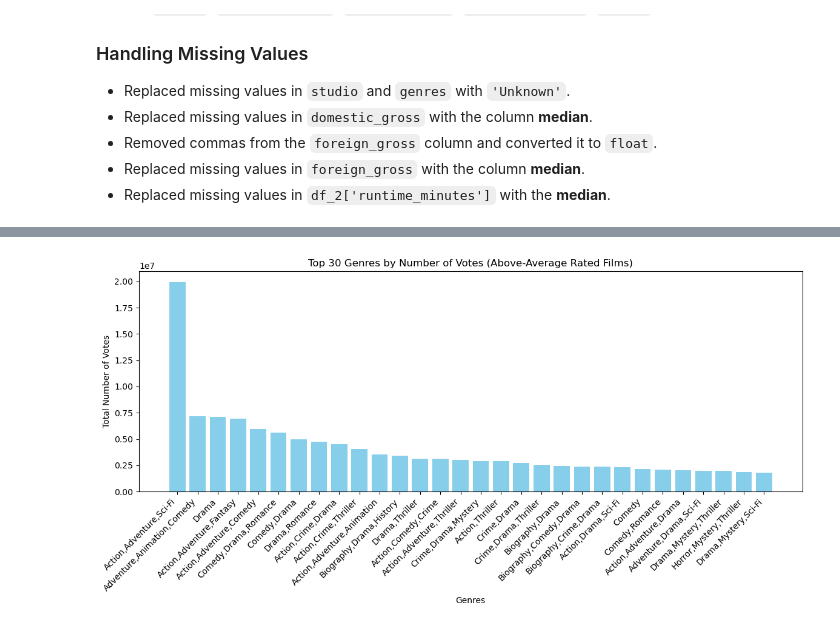
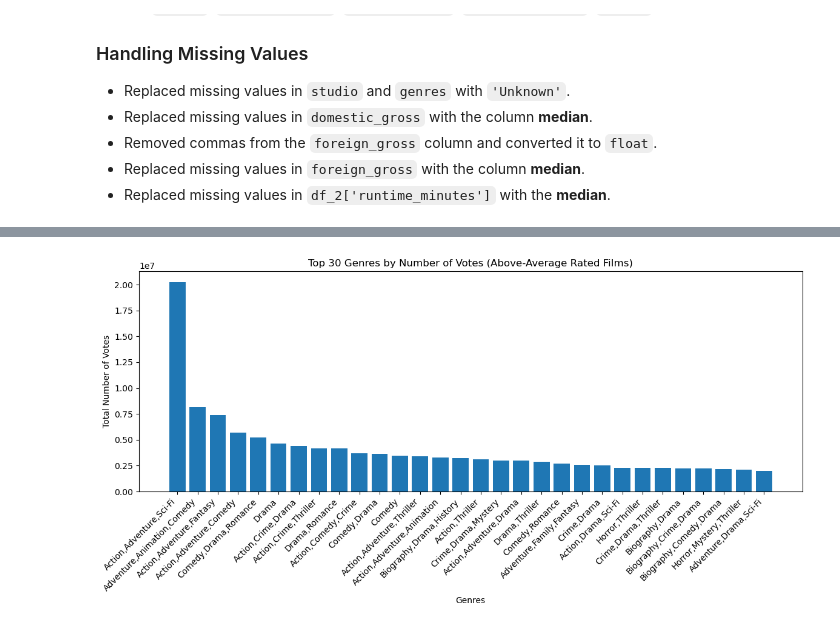
Before and after one commit to noelRockson/dsc-phase-2-project-v3-1, a Jupyter notebook: student.ipynb, the cells around one changed output, grey strips where cells are left out. Cells and saved outputs as stored; diff of their text form; code cells hidden in the pictures.

```diff
--- a/student.ipynb
+++ b/student.ipynb
@@ -129,11 +177,13 @@ imdb_df = pd.read_sql_query("""SELECT mb.primary_title,
                                 mb.runtime_minutes,
                                 mb.genres,
                                 mr.averagerating,
-                                mr.numvotes
+                                mr.numvotes,
+                                mb.start_year
 
                     FROM movie_basics as mb
                     JOIN movie_ratings as mr
                         ON mb.movie_id = mr.movie_id
     """, conn)
+print(imdb_df.info())
 imdb_df.head(15)
 # %% [output]
@@ -223,8 +288,13 @@ imdb_df['primary_title'] = imdb_df['primary_title'].str.lower()
 imdb_df['numvotes'] = imdb_df['numvotes'].astype(int)
 bom_df['title'] = bom_df['title'].str.lower()
 budget_df['movie'] = budget_df['movie'].str.lower()
+tmdb_df['title'] = tmdb_df['title'].str.lower()
 
 # Replace the string '$' in the columns production_budget, domestic_gross and worldwide_gross and then convert to numeric
 budget_df['production_budget'] = budget_df['production_budget'].str.replace('$', '').str.replace(',', '').astype(int)
 budget_df['domestic_gross'] = budget_df['domestic_gross'].str.replace('$', '').str.replace(',', '').astype(int)
 budget_df['worldwide_gross'] = budget_df['worldwide_gross'].str.replace('$', '').str.replace(',', '').astype(int)
+
+
+tmdb_df['start_year'] = pd.to_datetime(tmdb_df['release_date']).dt.year
+budget_df['start_year'] = pd.to_datetime(budget_df['release_date']).dt.year
@@ -243,0 +310,4 @@ top_genres
+# %%
+im_tm_merge = pd.merge(imdb_df,tmdb_df[['title','popularity','original_language','start_year']], left_on=['primary_title','start_year'], right_on=['title','start_year'], how='inner')
+im_tm_merge.drop_duplicates(inplace=True)
+im_tm_merge
@@ -243,0 +328,13 @@ top_genres
+# %%
+x = im_tm_merge[['primary_title', 'runtime_minutes', 'genres', 'averagerating', 'numvotes']]
+x = x[im_tm_merge['averagerating'] > im_tm_merge['averagerating'].mean()]
+x = x.sort_values(by=['numvotes', 'averagerating'], ascending=[False, False])
+
+
+# top_genres = pd.DataFrame(x.groupby('genres')['numvotes'].sum().sort_values(ascending=False).reset_index().head(30))
+# top_genres = x.groupby('genres')['numvotes'].sum().sort_values(ascending=False).reset_index().head(30)
+top_genres = x.groupby('genres').agg({'numvotes' : 'sum', 'runtime_minutes' : 'mean'}).sort_values(by='numvotes', ascending=False).reset_index().head(30)
+
+top_genre_list = top_genres['genres'].tolist()
+# top_runtime = x[x['genres'].isin(top_genre_list)].groupby('genres')['runtime_minutes'].mean().reset_index()
+top_genres
@@ -244,12 +359,11 @@ top_genres
 # %%
 fig, ax = plt.subplots(figsize=(12, 6))
-ax.bar(top_genres.index, top_genres.values, color='skyblue')
+ax.bar(top_genres['genres'], top_genres['numvotes'])
 ax.set_title('Top 30 Genres by Number of Votes (Above-Average Rated Films)')
 ax.set_xlabel('Genres')
 ax.set_ylabel('Total Number of Votes')
 plt.xticks(rotation=45, ha='right')
 plt.tight_layout()
 plt.show()
-# imdb_df['averagerating'].hist(bins=20, edgecolor='black', figsize=(10, 6))
 # %% [output]
-[figure, old version]
+[figure, new version]
```
Also changed, not shown: parts of 23 cells of this notebook.
